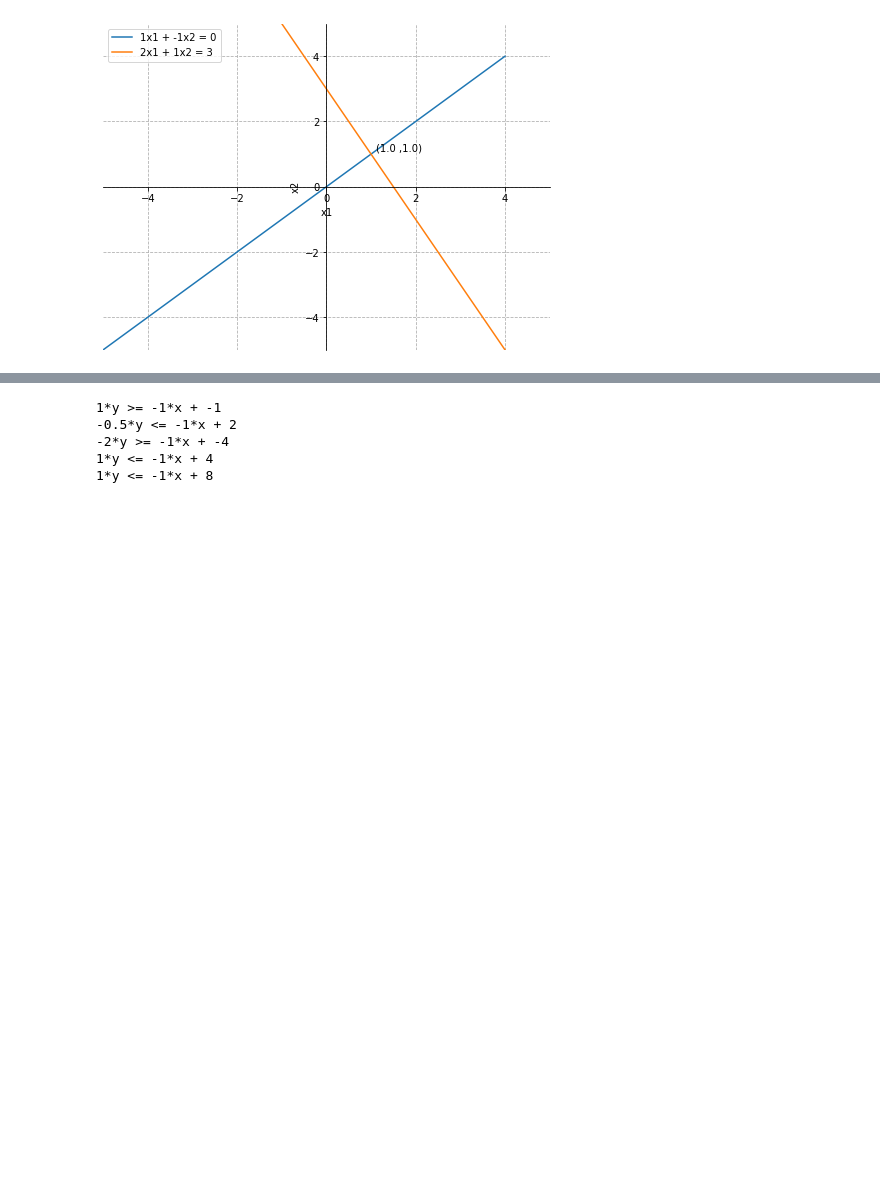
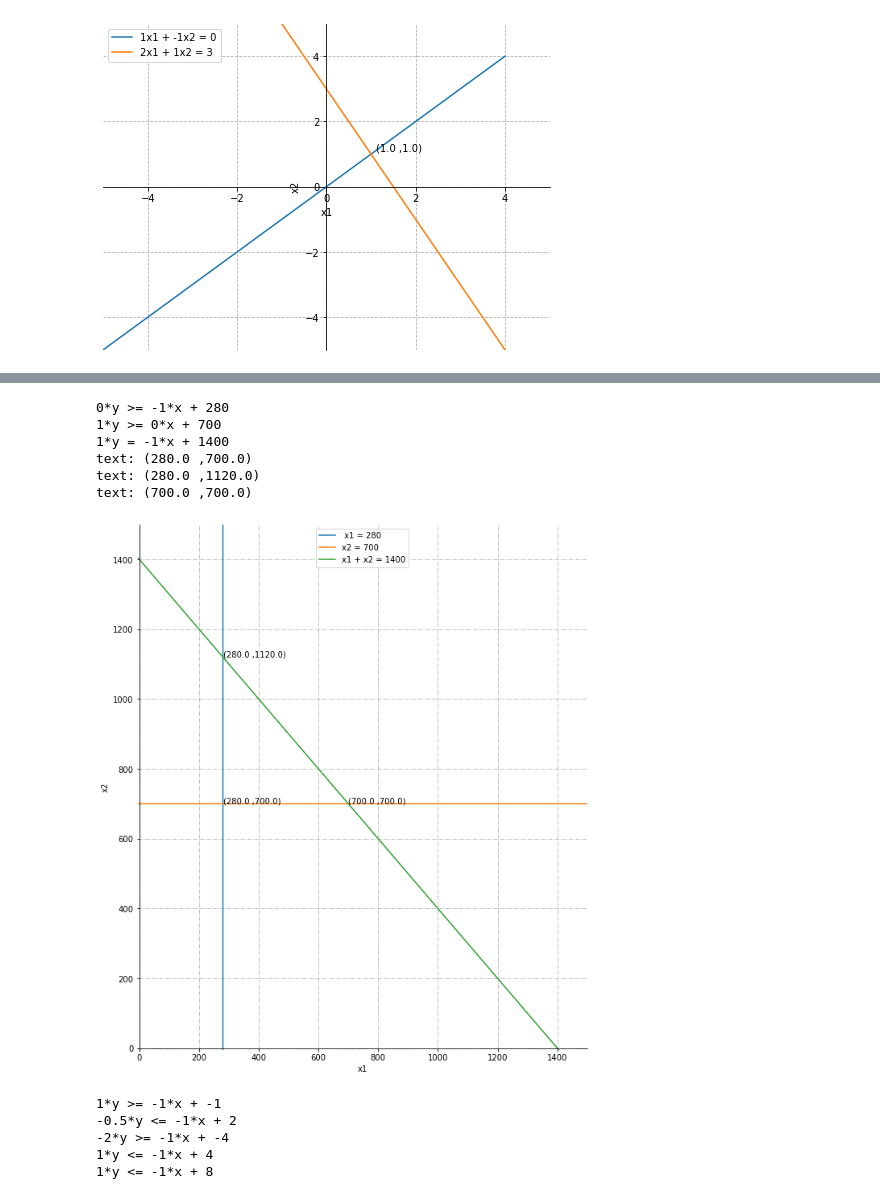
Before and after one commit to shrutiichandra/plotting-lines, a Jupyter notebook: plots.ipynb, the cells around one changed output, grey strips where cells are left out. Saved outputs shown, nothing was run; the diff lists cells and outputs as text; code cells hidden in the pictures; blank space fills up the shorter version.

```diff
--- a/plots.ipynb
+++ b/plots.ipynb
@@ -146,35 +172,40 @@ plot_([[ 1,-1,0],[2,1,3]])
 # %%
 from functools import reduce
 # %%
-def plot_colour(lines,signs,ub=-5,lb=5):
+def plot_colour(lines,signs,filename='1.png',ub=-5,lb=5):
     #lines: [(a1,b1,c1), (a2,b2,c2)...] #ax + by = c
     #ub,lb: upper bound and lower bound for x axis
-    # signs : 0 => greater than ; 1 = > less than
+    # signs : 0 => greater than ; 1 = > less than, -1 => equal to
     X = np.array(range(ub,lb))
 
-    fig, ax = plt.subplots(figsize=(8,6))
+    fig, ax = plt.subplots(figsize=(10,12))
 
     d = np.linspace(-2,lb,300)
     x,y = np.meshgrid(d,d)
 
     plt.axis([ub, lb, ub, lb])
 
-    y_s = []
     for [a,b,c] in lines:
         Y, e = plot_lines(a,b,c,X) #y-line, e-equation
+        if b == 0:
+            X_ = np.full(len(X),c)
+            ax.plot(X_,Y,label=e)
 
-        ax.plot(X,Y,label=e)
-        y_s.append(Y)
+        else:
+            ax.plot(X,Y,label=e)
 
     list_ = []
     for i in range(len(signs)):
         a,b,c = lines[i]
-        if signs[i]: # 1 => less than
+        if signs[i] == 1: # 1 => less than
             constraint = (b*y <= -a*x + c)
             print(f'{b}*y <= {-a}*x + {c}')
-        else:
+        elif signs[i] == 0:
             constraint = (b*y >= -a*x + c)
             print(f'{b}*y >= {-a}*x + {c}')
+        elif signs[i] == -1:
+            constraint = (b*y == -a*x + c)
+            print(f'{b}*y = {-a}*x + {c}')
 
         list_.append(constraint)
 
@@ -185,18 +216,22 @@ def plot_colour(lines,signs,ub=-5,lb=5):
     ax.spines['bottom'].set_position('zero')
     ax.spines['top'].set_color('none')
 
+#     lines.append([0,1,0])
+#     lines.append([1,0,0])
+#     print(lines)
     all_combinations = list(itertools.combinations(lines, 2))
+#     print(all_combinations)
+    for i in all_combinations:
+        text, xy , xytext = intersect(i[0],i[1], verbose = False)
 
-    for i in all_combinations:
-        a,b,c = intersect(i[0],i[1], verbose = False)
-        if a != b and b != c and a != -1:
-            ax.annotate(a, xy=b, xytext=c)
+        if text != xy and xy != xytext and text != -1:
+            ax.annotate( xy = xy, xytext = xytext, s = text)
 
-    plt.imshow(res.astype(int), extent=(x.min(),x.max(),y.min(),y.max()),origin="lower", cmap="Purples", alpha = 0.3)
+#     plt.imshow(res.astype(int), extent=(x.min(),x.max(),y.min(),y.max()),origin="lower", cmap="Purples", alpha = 0.3)
     plt.xlabel('x1')
     plt.ylabel('x2')
     plt.grid(linestyle='dashdot')
 
     # Add a Legend
-    plt.legend()
-    plt.savefig('1.png')
+    plt.legend(loc='upper center')
+    plt.savefig(filename)
@@ -203,3 +262,16 @@ def plot_colour(lines,signs,ub=-5,lb=5):
+# %%
+l3 =[1,0,280]
+l4 = [0,1,700]
+l5 = [1,1,1400]
+plot_colour([l3,l4,l5],[0,0,-1],filename='ques2.png',lb=1500,ub=-5)
+# %% [output]
+0*y >= -1*x + 280
+1*y >= 0*x + 700
+1*y = -1*x + 1400
+text: (280.0 ,700.0)
+text: (280.0 ,1120.0)
+text: (700.0 ,700.0)
+[figure, added]
 # %%
 plot_colour([[1,1,-1],[1,-0.5,2],[1,-2,-4],[1,1,4],[1,1,8]],[0,1,0,1,1],lb=6) # 0 : greater than
 # %% [output]
```
Also changed, not shown: parts of 4 cells of this notebook.
